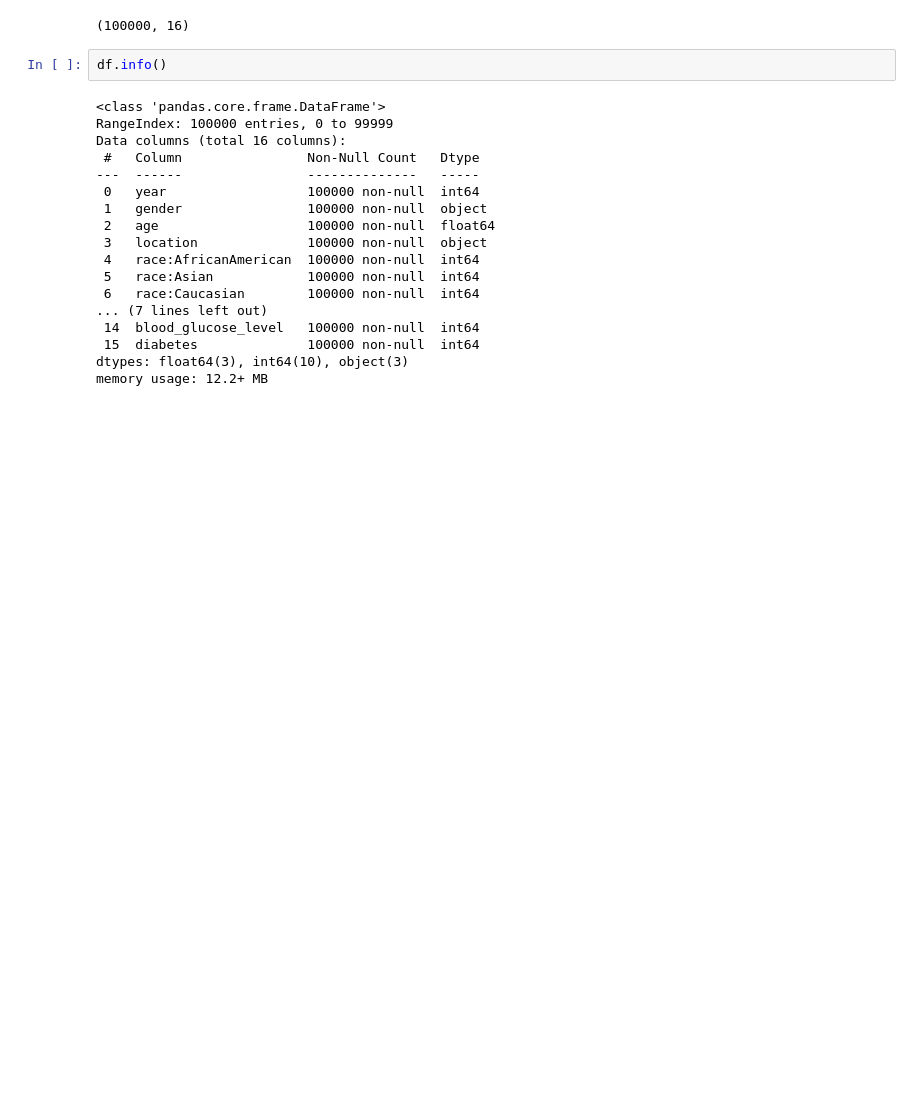
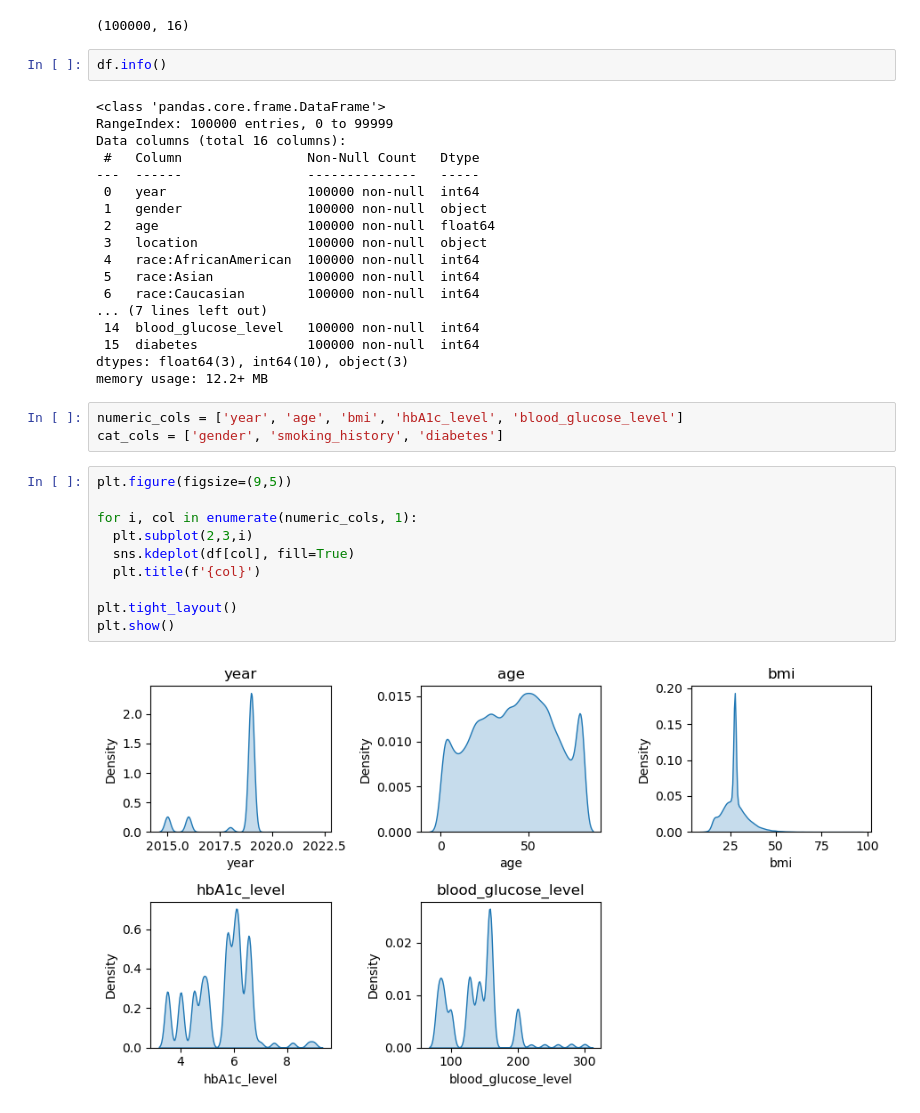
Before and after one commit to MateusVasc/diabetes-prediction, a Jupyter notebook: exploration.ipynb, the cells around one changed output. Cells and saved outputs as stored; diff of their text form; blank space fills up the shorter version.

Commit message:
Adds view of numeric and categorical columns

```diff
--- a/exploration.ipynb
+++ b/exploration.ipynb
@@ -47,3 +48,18 @@ Data columns (total 16 columns):
  15  diabetes              100000 non-null  int64
 dtypes: float64(3), int64(10), object(3)
 memory usage: 12.2+ MB
+# %%
+numeric_cols = ['year', 'age', 'bmi', 'hbA1c_level', 'blood_glucose_level']
+cat_cols = ['gender', 'smoking_history', 'diabetes']
+# %%
+plt.figure(figsize=(9,5))
+
+for i, col in enumerate(numeric_cols, 1):
+  plt.subplot(2,3,i)
+  sns.kdeplot(df[col], fill=True)
+  plt.title(f'{col}')
+
+plt.tight_layout()
+plt.show()
+# %% [output]
+[figure, added]
```
Also changed, not shown: parts of 2 cells of this notebook.
